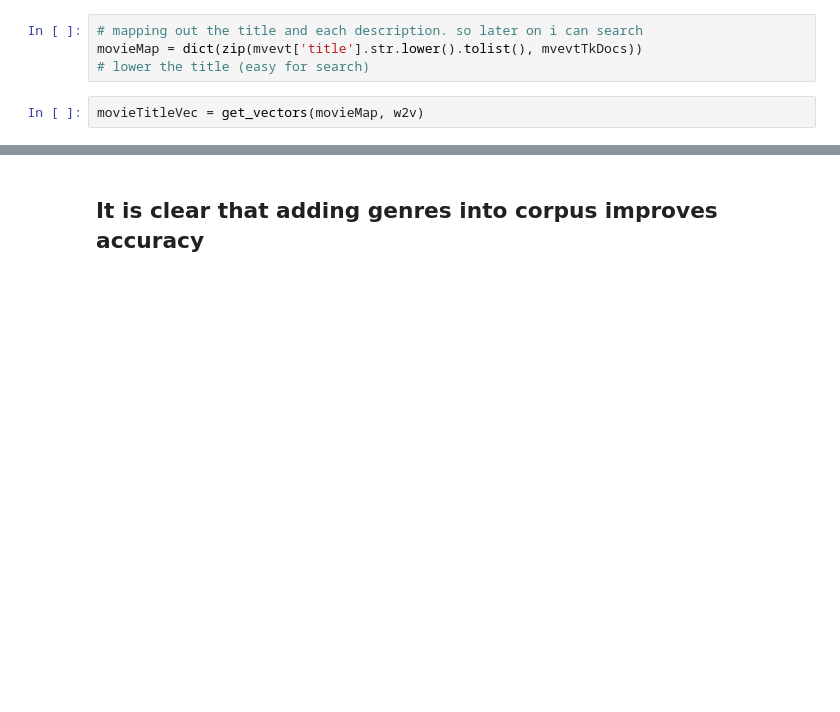
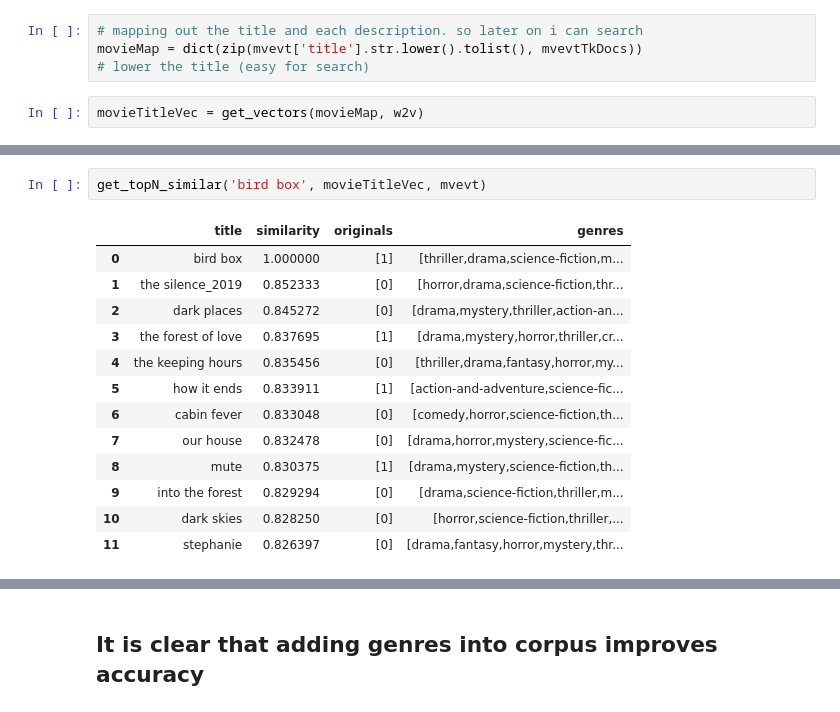
Before and after one commit to hsi-cy/dissertation, a Jupyter notebook: dissertation_v2.ipynb, the cells around one changed output, grey strips where cells are left out. Drawn from its saved outputs; the diff is of its cells as text; blank space fills up the shorter version.

```diff
--- a/dissertation_v2.ipynb
+++ b/dissertation_v2.ipynb
@@ -303,0 +310,16 @@ get_topN_similar('tall girl', movieTitleVec, mvevt)
+# %%
+get_topN_similar('bird box', movieTitleVec, mvevt)
+# %% [output]
+|  | title | similarity | originals | genres |
+| 0 | bird box | 1.000000 | [1] | [thriller,drama,science-fiction,m... |
+| 1 | the silence_2019 | 0.852333 | [0] | [horror,drama,science-fiction,thr... |
+| 2 | dark places | 0.845272 | [0] | [drama,mystery,thriller,action-an... |
+| 3 | the forest of love | 0.837695 | [1] | [drama,mystery,horror,thriller,cr... |
+| 4 | the keeping hours | 0.835456 | [0] | [thriller,drama,fantasy,horror,my... |
+| 5 | how it ends | 0.833911 | [1] | [action-and-adventure,science-fic... |
+| 6 | cabin fever | 0.833048 | [0] | [comedy,horror,science-fiction,th... |
+| 7 | our house | 0.832478 | [0] | [drama,horror,mystery,science-fic... |
+| 8 | mute | 0.830375 | [1] | [drama,mystery,science-fiction,th... |
+| 9 | into the forest | 0.829294 | [0] | [drama,science-fiction,thriller,m... |
+| 10 | dark skies | 0.828250 | [0] | [horror,science-fiction,thriller,... |
+| 11 | stephanie | 0.826397 | [0] | [drama,fantasy,horror,mystery,thr... |
```
Also changed, not shown: parts of 4 cells of this notebook, 2 other files.
